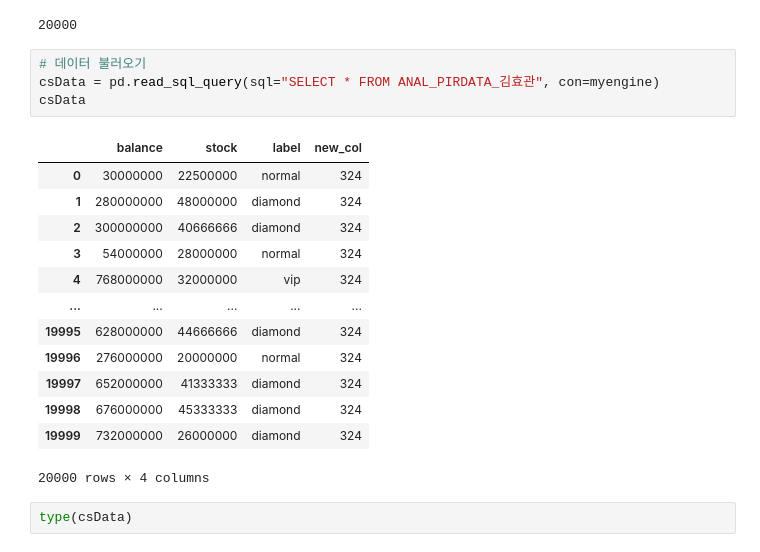
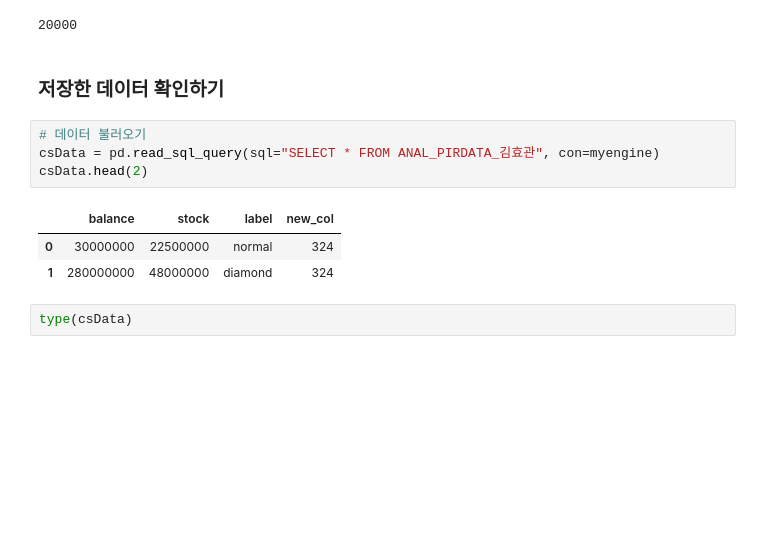
Before and after one commit to hyokwan/data_analysis_2025, a Jupyter notebook: 03. 데이터 불러오기/데이터_불러오기.ipynb, the cells around one changed output. Saved outputs shown, nothing was run; the diff lists cells and outputs as text; blank space fills up the shorter version.

```diff
--- a/03. 데이터 불러오기/데이터_불러오기.ipynb
+++ b/03. 데이터 불러오기/데이터_불러오기.ipynb
@@ -77,24 +77,16 @@ myengine = create_engine(dbConPath)
 csData.to_sql(name = "ANAL_PIRDATA_김효관", con=myengine, index=False, if_exists="replace")
 # %% [output]
 20000
+# %% [markdown]
+### 저장한 데이터 확인하기
 # %%
 # 데이터 불러오기
 csData = pd.read_sql_query(sql="SELECT * FROM ANAL_PIRDATA_김효관", con=myengine)
-csData
+csData.head(2)
 # %% [output]
 |  | balance | stock | label | new_col |
 | 0 | 30000000 | 22500000 | normal | 324 |
 | 1 | 280000000 | 48000000 | diamond | 324 |
-| 2 | 300000000 | 40666666 | diamond | 324 |
-| 3 | 54000000 | 28000000 | normal | 324 |
-| 4 | 768000000 | 32000000 | vip | 324 |
-| ... | ... | ... | ... | ... |
-| 19995 | 628000000 | 44666666 | diamond | 324 |
-| 19996 | 276000000 | 20000000 | normal | 324 |
-| 19997 | 652000000 | 41333333 | diamond | 324 |
-| 19998 | 676000000 | 45333333 | diamond | 324 |
-| 19999 | 732000000 | 26000000 | diamond | 324 |
-20000 rows × 4 columns
 # %%
 type(csData)
 # %% [output]
```
Also changed, not shown: parts of 29 cells of this notebook.
